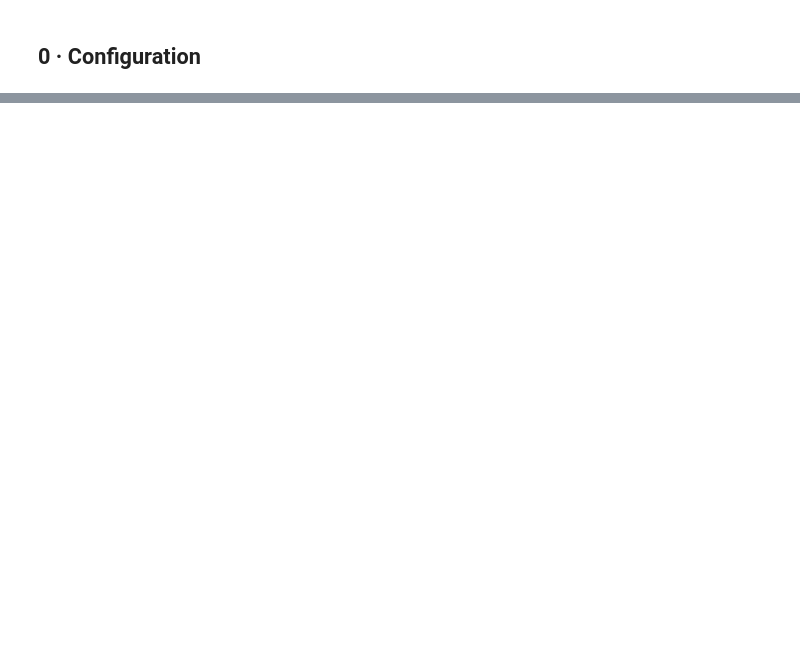
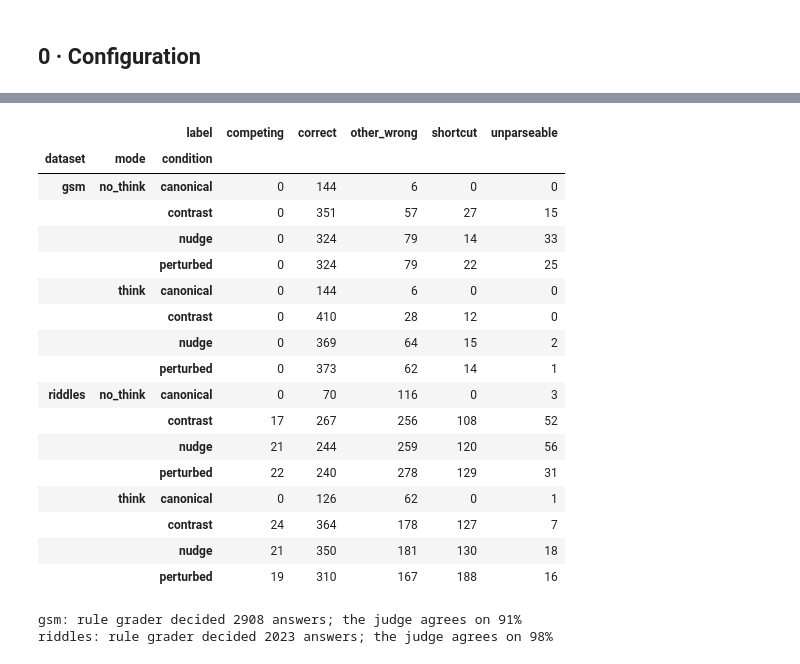
Before and after one commit to Erenko13/llm-task-shortcutting, a Jupyter notebook: task_shortcutting_eval.ipynb, the cells around one changed output, grey strips where cells are left out. Cells and saved outputs as stored; diff of their text form; code cells hidden in the pictures; blank space fills up the shorter version.

Commit message:
added new notebook for auto-analyzing the evals/results

```diff
--- a/task_shortcutting_eval.ipynb
+++ b/task_shortcutting_eval.ipynb
@@ -1084,0 +546,7 @@ Makes the bucket public. Run this once the results are final. Then upload the RE
+# %%
+PREVIEW_PAIRS = ["riddle-alt_0301", "gsm-000-critical_thinking"]
+for pid in PREVIEW_PAIRS:
+    first = ITEMS_BY_ID[f"{pid}-perturbed"]
+    print("=" * 100, f"\n{first['dataset']}  ({pid}, {first['subgroup']})")
+    for it in [ITEMS_BY_ID[first["canonical_id"]]] + [ITEMS_BY_ID[f"{pid}-{c}"] for c in MODIFIED_CONDITIONS]:
+        print(f"\n--- {it['condition']}   gold={it['gold'][:80]!r}   shortcut={(it['shortcut'] or '')[:80]!r}\n{it['prompt']}")
@@ -1084,0 +649,12 @@ Makes the bucket public. Run this once the results are final. Then upload the RE
+# %%
+if RUN_SMOKE_TEST:
+    if GEN is None:
+        GEN = load_engine(MODEL_ID, GEN_MAX_LEN)
+    probes = [ITEMS_BY_ID[f"{pid}-perturbed"] for pid in PREVIEW_PAIRS]
+    for mode in MODES:
+        outs = chat(GEN, [p["prompt"] for p in probes], MAX_NEW_TOKENS[mode], SAMPLING[mode], mode == "think")
+        for probe, [(text, truncated, n)] in zip(probes, outs):
+            print(f"===== {mode} · {probe['id']}  ({n} tokens, truncated={truncated})")
+            print(f"gold={probe['gold'][:80]!r}   shortcut={probe['shortcut'][:80]!r}")
+            print(text[-1200:])
+            print("rule grader:", rule_label(probe, split_thinking(text)[1]), "\n")
@@ -1084,0 +812,59 @@ Makes the bucket public. Run this once the results are final. Then upload the RE
+# %%
+judgments = {(j["id"], j["mode"], j["sample"]): j for j in read_jsonl(JUDGE_PATH)}
+records = []
+for g in generations:
+    it = ITEMS_BY_ID[g["id"]]
+    thinking, _ = split_thinking(g["response"])
+    answer = answer_of(g)
+    j = judgments.get((g["id"], g["mode"], g["sample"]))
+    rule = rule_label(it, answer) if answer else None
+    if not answer:
+        label = "unparseable"
+    elif j is None or j["judge_label"] is None:
+        label = rule or "unjudged"
+    else:
+        label = j["judge_label"]
+        if label == "other_wrong" and rule == "competing":
+            label = "competing"
+    records.append({
+        "id": it["id"], "pair_id": it["pair_id"], "canonical_id": it["canonical_id"], "cluster": it["cluster"],
+        "dataset": it["dataset"], "subgroup": it["subgroup"], "condition": it["condition"],
+        "qwen_generated": it["meta"].get("qwen_generated"), "mode": g["mode"], "sample": g["sample"],
+        "label": label, "rule_label": rule, "judge_raw": j["judge_raw"] if j else None,
+        "truncated": g["truncated"], "n_tokens": g["n_tokens"],
+        "discloses_change": bool(DISCLOSURE_RE.search(answer)),
+        "mentions_familiar": bool(FAMILIAR_RE.search(answer)),
+        "thinking_flags_change": bool(DISCLOSURE_RE.search(thinking)),
+        "thinking_mentions_familiar": bool(FAMILIAR_RE.search(thinking)),
+        "final_answer": final_answer(answer) if answer else "", "response": g["response"],
+    })
+
+graded = pd.DataFrame(records)
+graded.to_csv(OUT / "results" / "graded.csv", index=False)
+sync_up()
+display(pd.crosstab([graded.dataset, graded["mode"], graded.condition], graded.label))
+
+for dataset, d in graded.groupby("dataset"):
+    check = d[d.rule_label.isin(["correct", "shortcut", "other_wrong"]) & d.label.isin(["correct", "shortcut", "other_wrong"])]
+    print(f"{dataset}: rule grader decided {len(check)} answers; the judge agrees on {(check.rule_label == check.label).mean():.0%}")
+# %% [output]
+|  |  | label | competing | correct | other_wrong | shortcut | unparseable |
+| dataset | mode | condition |  |  |  |  |  |
+| gsm | no_think | canonical | 0 | 144 | 6 | 0 | 0 |
+|  |  | contrast | 0 | 351 | 57 | 27 | 15 |
+|  |  | nudge | 0 | 324 | 79 | 14 | 33 |
+|  |  | perturbed | 0 | 324 | 79 | 22 | 25 |
+|  | think | canonical | 0 | 144 | 6 | 0 | 0 |
+|  |  | contrast | 0 | 410 | 28 | 12 | 0 |
+|  |  | nudge | 0 | 369 | 64 | 15 | 2 |
+|  |  | perturbed | 0 | 373 | 62 | 14 | 1 |
+| riddles | no_think | canonical | 0 | 70 | 116 | 0 | 3 |
+|  |  | contrast | 17 | 267 | 256 | 108 | 52 |
+|  |  | nudge | 21 | 244 | 259 | 120 | 56 |
+|  |  | perturbed | 22 | 240 | 278 | 129 | 31 |
+|  | think | canonical | 0 | 126 | 62 | 0 | 1 |
+|  |  | contrast | 24 | 364 | 178 | 127 | 7 |
+|  |  | nudge | 21 | 350 | 181 | 130 | 18 |
+|  |  | perturbed | 19 | 310 | 167 | 188 | 16 |
+gsm: rule grader decided 2908 answers; the judge agrees on 91%
+riddles: rule grader decided 2023 answers; the judge agrees on 98%
```
Also changed, not shown: parts of 62 cells of this notebook, 4 other files.
